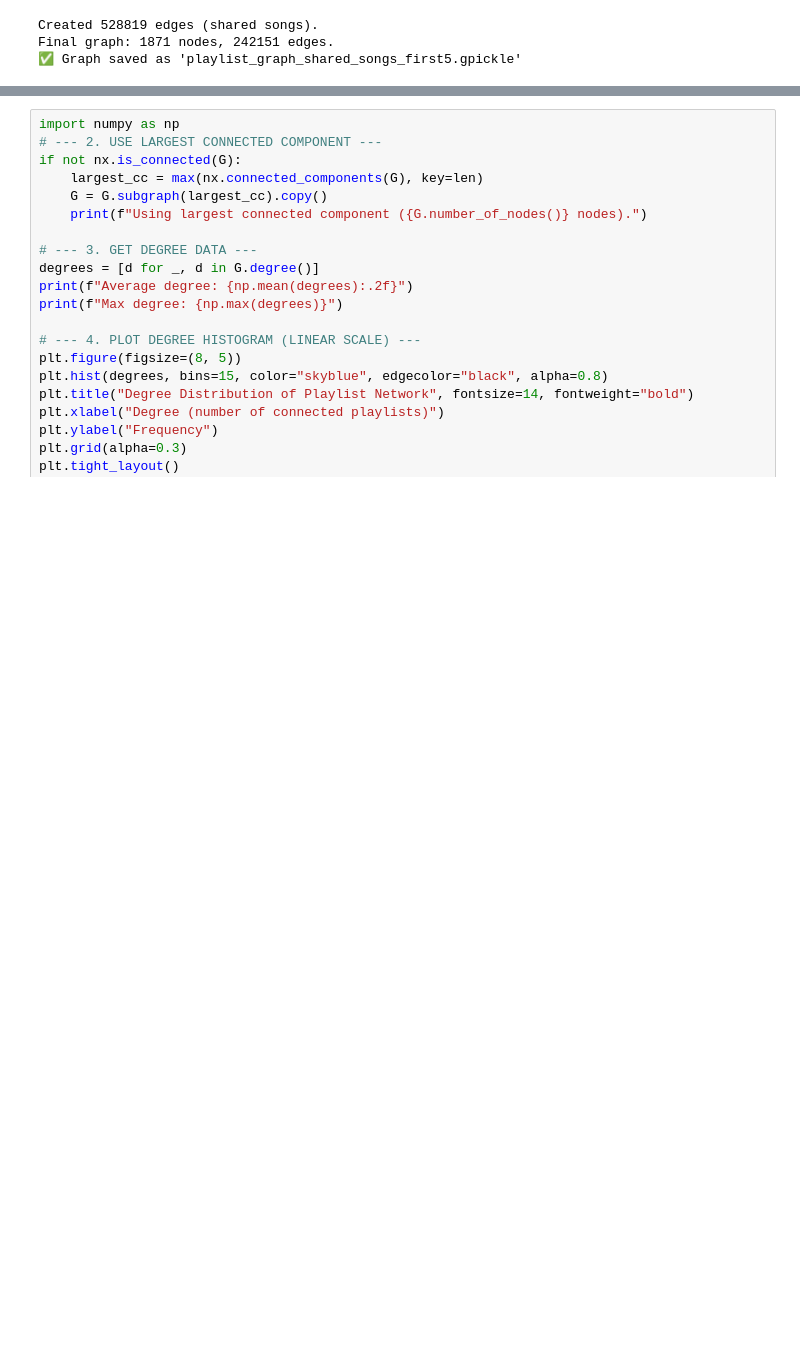
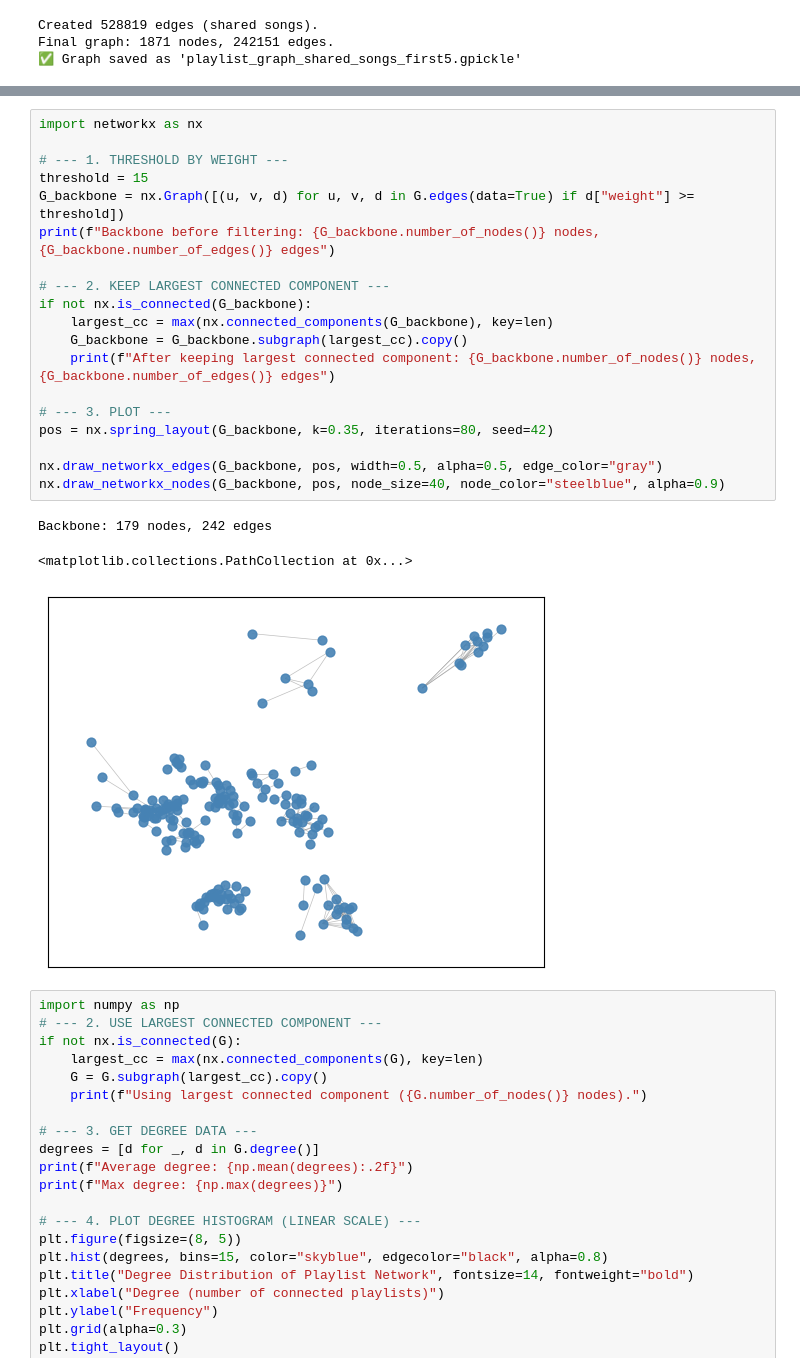
Before and after one commit to noanorgaard/SocialGraphs, a Jupyter notebook: Project/Network_mess_around.ipynb, the cells around one changed output, grey strips where cells are left out. Saved outputs shown, nothing was run; the diff lists cells and outputs as text; blank space fills up the shorter version.

```diff
--- a/Project/Network_mess_around.ipynb
+++ b/Project/Network_mess_around.ipynb
@@ -276,3 +334,26 @@ Using largest connected component (1855 nodes).
+# %%
+import networkx as nx
+
+# --- 1. THRESHOLD BY WEIGHT ---
+threshold = 15
+G_backbone = nx.Graph([(u, v, d) for u, v, d in G.edges(data=True) if d["weight"] >= threshold])
+print(f"Backbone before filtering: {G_backbone.number_of_nodes()} nodes, {G_backbone.number_of_edges()} edges")
+
+# --- 2. KEEP LARGEST CONNECTED COMPONENT ---
+if not nx.is_connected(G_backbone):
+    largest_cc = max(nx.connected_components(G_backbone), key=len)
+    G_backbone = G_backbone.subgraph(largest_cc).copy()
+    print(f"After keeping largest connected component: {G_backbone.number_of_nodes()} nodes, {G_backbone.number_of_edges()} edges")
+
+# --- 3. PLOT ---
+pos = nx.spring_layout(G_backbone, k=0.35, iterations=80, seed=42)
+
+nx.draw_networkx_edges(G_backbone, pos, width=0.5, alpha=0.5, edge_color="gray")
+nx.draw_networkx_nodes(G_backbone, pos, node_size=40, node_color="steelblue", alpha=0.9)
+# %% [output]
+Backbone: 179 nodes, 242 edges
+<matplotlib.collections.PathCollection at 0x...>
+[figure, added]
 # %%
 import numpy as np
 # --- 2. USE LARGEST CONNECTED COMPONENT ---
```
Also changed, not shown: parts of 3 cells of this notebook, 2 other files.
